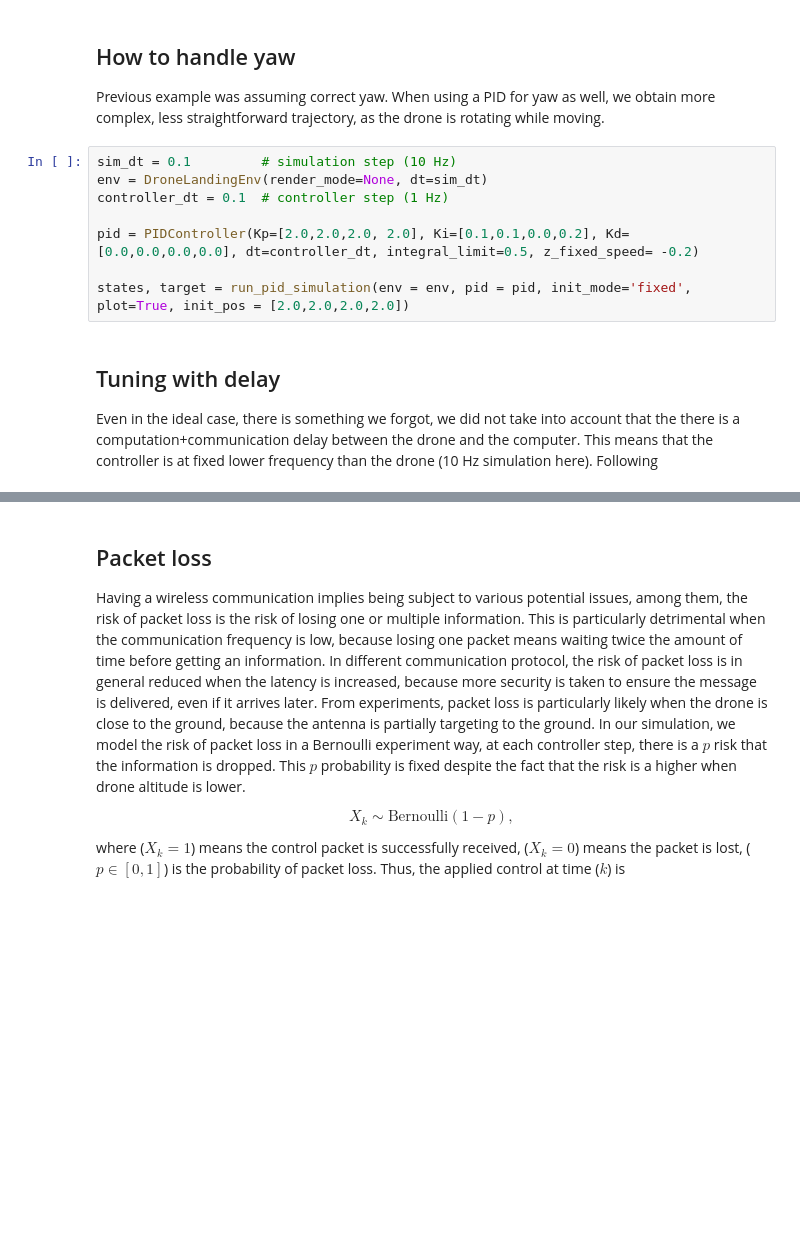
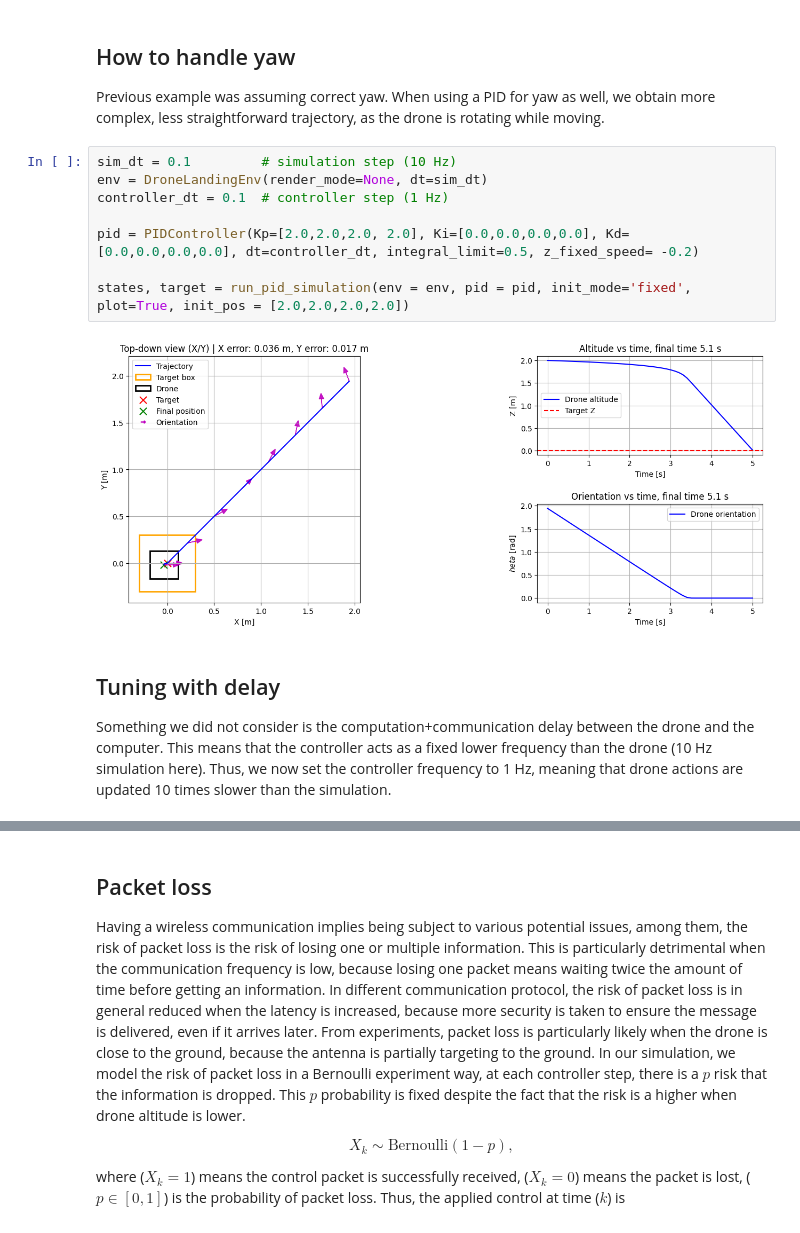
Before and after one commit to cetiennec/etiennechassaing.github.io, a Jupyter notebook: static/book/_sources/drone_delayed_control/case_study.ipynb, the cells around one changed output, grey strips where cells are left out. Saved outputs shown, nothing was run; the diff lists cells and outputs as text; blank space fills up the shorter version.

```diff
--- a/static/book/_sources/drone_delayed_control/case_study.ipynb
+++ b/static/book/_sources/drone_delayed_control/case_study.ipynb
@@ -250,15 +254,17 @@ Previous example was assuming correct yaw. When using a PID for yaw as well, we
 # %%
 sim_dt = 0.1         # simulation step (10 Hz)
 env = DroneLandingEnv(render_mode=None, dt=sim_dt)
 controller_dt = 0.1  # controller step (1 Hz)
 
-pid = PIDController(Kp=[2.0,2.0,2.0, 2.0], Ki=[0.1,0.1,0.0,0.2], Kd=[0.0,0.0,0.0,0.0], dt=controller_dt, integral_limit=0.5, z_fixed_speed= -0.2)
+pid = PIDController(Kp=[2.0,2.0,2.0, 2.0], Ki=[0.0,0.0,0.0,0.0], Kd=[0.0,0.0,0.0,0.0], dt=controller_dt, integral_limit=0.5, z_fixed_speed= -0.2)
 
 states, target = run_pid_simulation(env = env, pid = pid, init_mode='fixed', plot=True, init_pos = [2.0,2.0,2.0,2.0])
+# %% [output]
+[figure, added]
 # %% [markdown]
 ## Tuning with delay
 
-Even in the ideal case, there is something we forgot, we did not take into account that the there is a computation+communication delay between the drone and the computer. This means that the controller is at fixed lower frequency than the drone (10 Hz simulation here). Following
+Something we did not consider is the computation+communication delay between the drone and the computer. This means that the controller acts as a fixed lower frequency than the drone (10 Hz simulation here). Thus, we now set the controller frequency to 1 Hz, meaning that drone actions are updated 10 times slower than the simulation.
 # %%
 sim_dt = 0.1         # simulation step (10 Hz)
 env = DroneLandingEnv(render_mode=None, dt=sim_dt)
```
Also changed, not shown: parts of 30 cells of this notebook, 18 other files.
